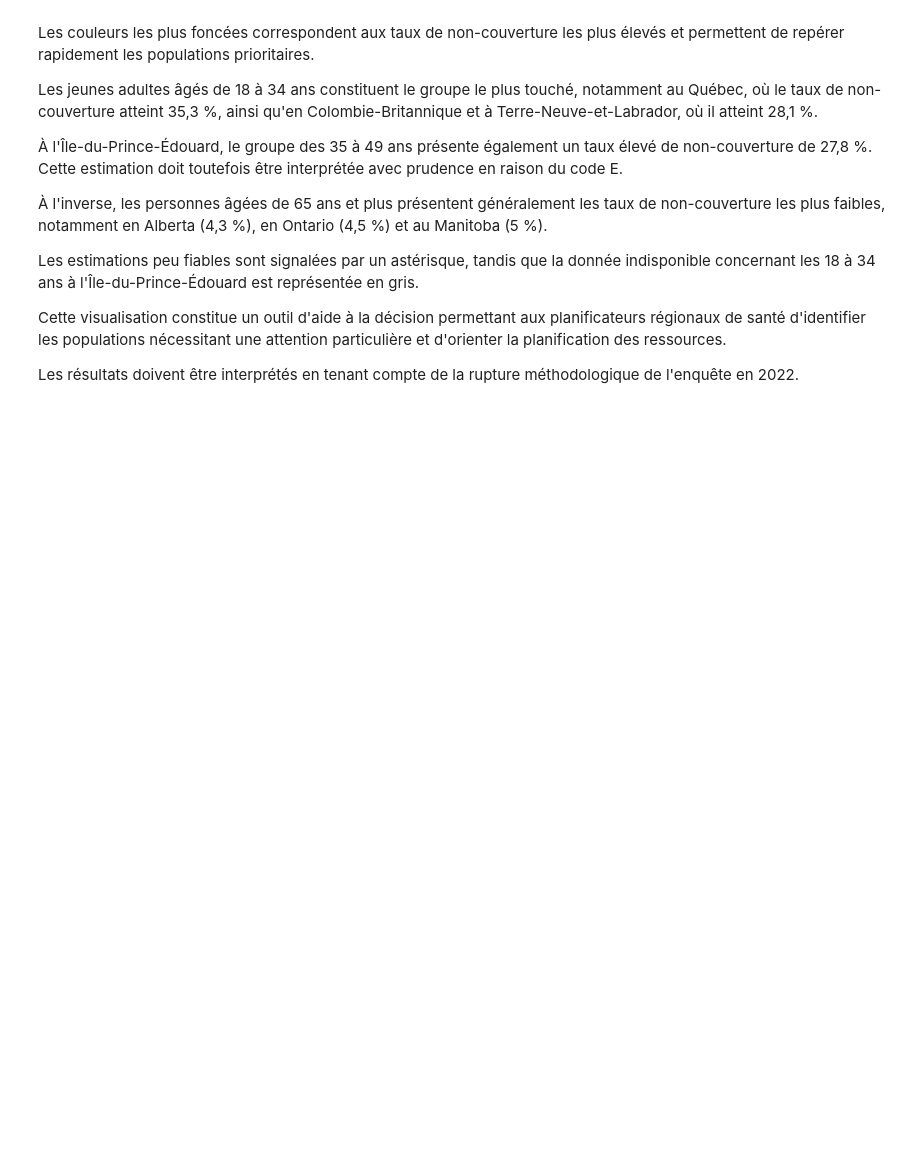
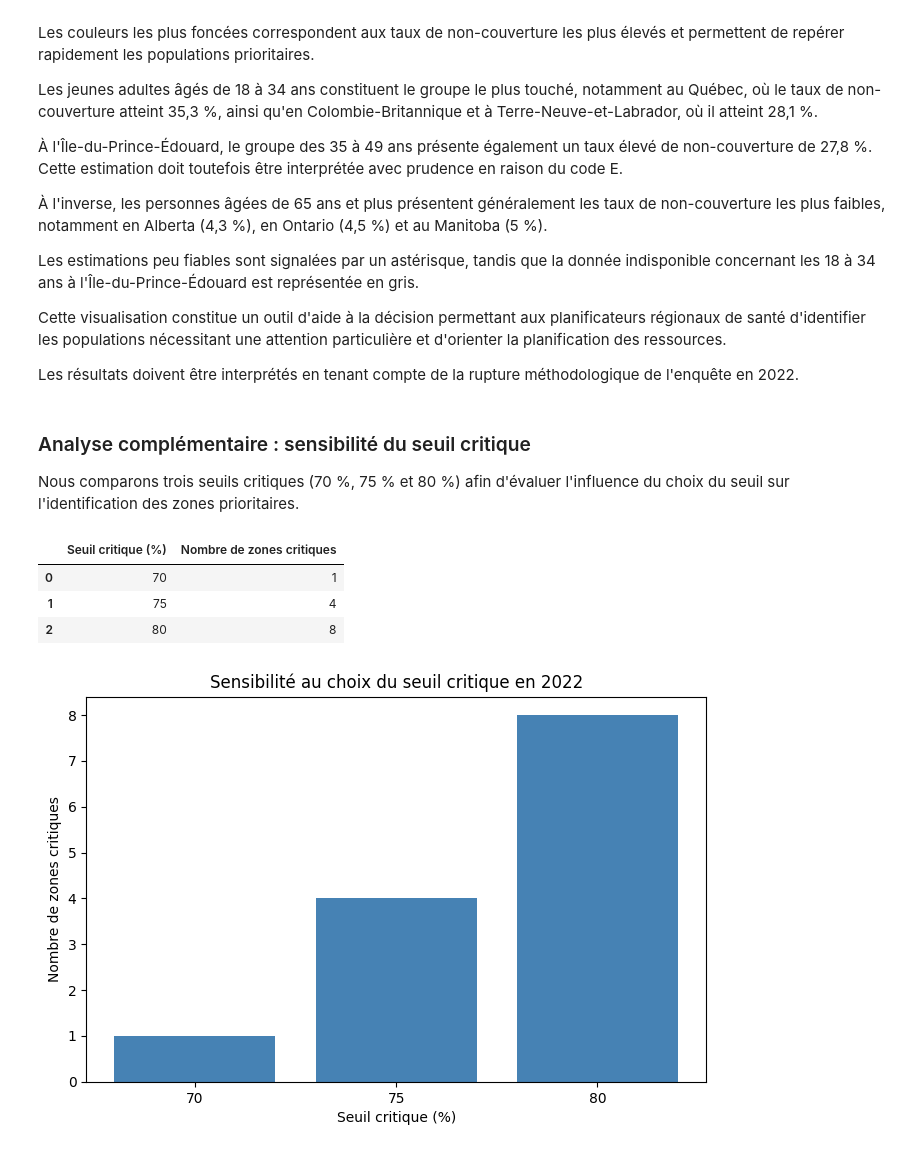
Before and after one commit to abdn-fz/canada-healthcare-access-analysis, a Jupyter notebook: notebooks/eda_healthcare_access.ipynb, the cells around one changed output. Saved outputs shown, nothing was run; the diff lists cells and outputs as text; code cells hidden in the pictures; blank space fills up the shorter version.

```diff
--- a/notebooks/eda_healthcare_access.ipynb
+++ b/notebooks/eda_healthcare_access.ipynb
@@ -1872,3 +1872,52 @@ Les estimations peu fiables sont signalées par un astérisque, tandis que la do
 Cette visualisation constitue un outil d'aide à la décision permettant aux planificateurs régionaux de santé d'identifier les populations nécessitant une attention particulière et d'orienter la planification des ressources.
 
 Les résultats doivent être interprétés en tenant compte de la rupture méthodologique de l'enquête en 2022.
+# %% [markdown]
+### Analyse complémentaire : sensibilité du seuil critique
+
+Nous comparons trois seuils critiques (70 %, 75 % et 80 %)
+afin d'évaluer l'influence du choix du seuil sur
+l'identification des zones prioritaires.
+# %%
+seuils = [70, 75, 80]
+
+donnees_2022 = cross[
+    cross['REF_DATE'] == 2022
+].copy()
+
+resultats = []
+
+for seuil in seuils:
+    zones = donnees_2022[
+        donnees_2022['val_percent'] < seuil
+    ]
+
+    resultats.append({
+        'Seuil critique (%)': seuil,
+        'Nombre de zones critiques': len(zones)
+    })
+
+sensibilite = pd.DataFrame(resultats)
+
+display(sensibilite)
+# %% [output]
+|  | Seuil critique (%) | Nombre de zones critiques |
+| 0 | 70 | 1 |
+| 1 | 75 | 4 |
+| 2 | 80 | 8 |
+# %%
+plt.figure(figsize=(8, 5))
+
+plt.bar(
+    sensibilite['Seuil critique (%)'].astype(str),
+    sensibilite['Nombre de zones critiques'],
+    color='steelblue'
+)
+
+plt.xlabel('Seuil critique (%)')
+plt.ylabel('Nombre de zones critiques')
+plt.title('Sensibilité au choix du seuil critique en 2022')
+
+plt.show()
+# %% [output]
+[figure, added]
```
Also changed, not shown: parts of 2 cells of this notebook.
